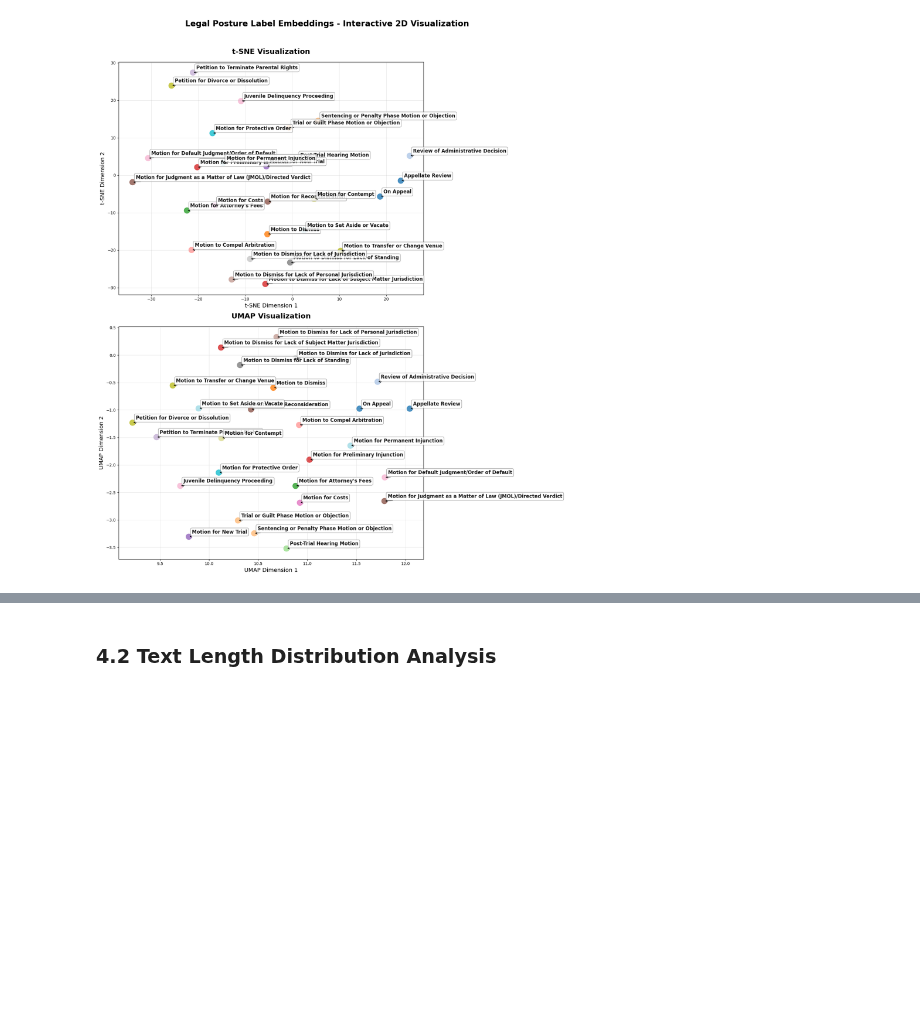
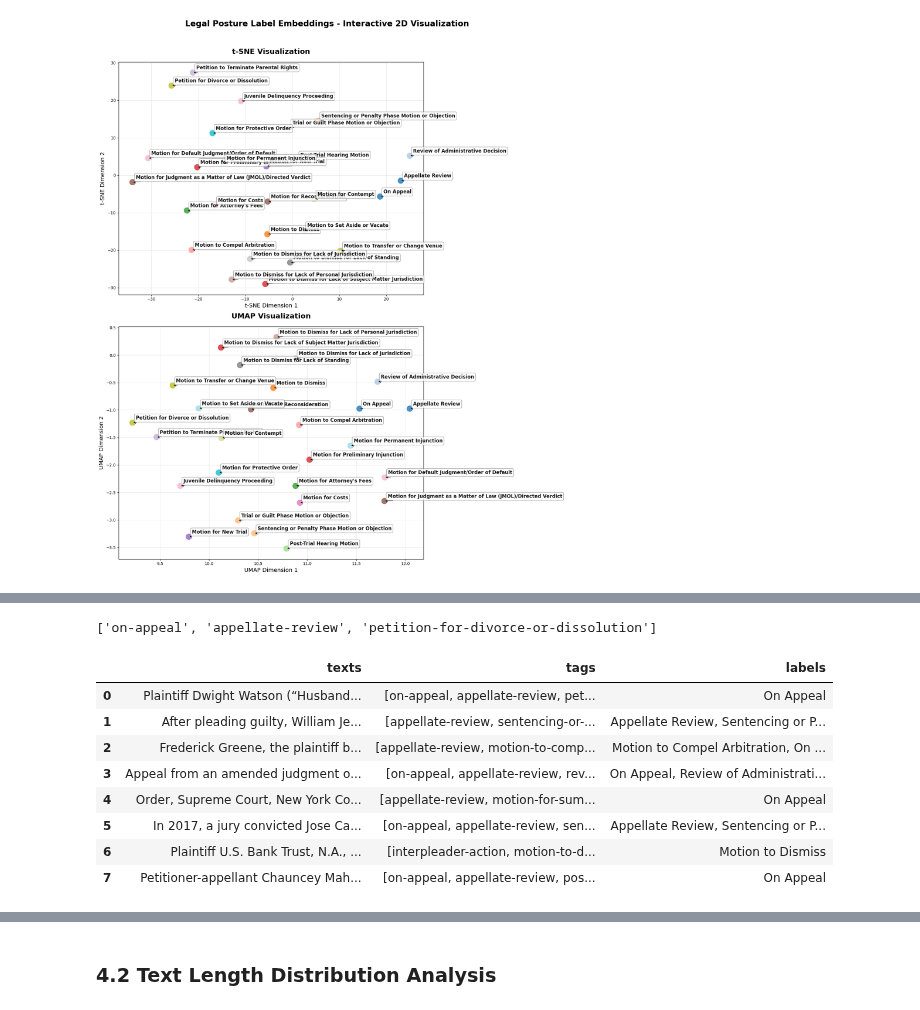
Before and after one commit to iamjiang/Misc, a Jupyter notebook: report/data_analysis_q1.ipynb, the cells around one changed output, grey strips where cells are left out. Cells and saved outputs as stored; diff of their text form; code cells hidden in the pictures; blank space fills up the shorter version.

```diff
--- a/report/data_analysis_q1.ipynb
+++ b/report/data_analysis_q1.ipynb
@@ -503,0 +624,16 @@ Labels: ['On Appeal', 'Appellate Review', 'Review of Administrative Decision', '
+# %%
+model_config={
+        # "model":"openai/gpt-4.1-nano",
+        "model":"google/gemini-2.5-flash",
+        "temperature": 0.2,
+        "max_tokens": 150
+        }
+
+text=df_ml.iloc[0].full_text
+generate_tags_for_text(
+    model_config,
+    text,
+    max_tags = 3
+)
+# %% [output]
+['on-appeal', 'appellate-review', 'petition-for-divorce-or-dissolution']
@@ -503,0 +748,19 @@ Labels: ['On Appeal', 'Appellate Review', 'Review of Administrative Decision', '
+# %%
+tag_label=pd.DataFrame({
+    "texts": texts,
+    "tags": all_tags,
+    "labels": labels
+
+})
+# %%
+tag_label
+# %% [output]
+|  | texts | tags | labels |
+| 0 | Plaintiff Dwight Watson (“Husband... | [on-appeal, appellate-review, pet... | On Appeal |
+| 1 | After pleading guilty, William Je... | [appellate-review, sentencing-or-... | Appellate Review, Sentencing or P... |
+| 2 | Frederick Greene, the plaintiff b... | [appellate-review, motion-to-comp... | Motion to Compel Arbitration, On ... |
+| 3 | Appeal from an amended judgment o... | [on-appeal, appellate-review, rev... | On Appeal, Review of Administrati... |
+| 4 | Order, Supreme Court, New York Co... | [appellate-review, motion-for-sum... | On Appeal |
+| 5 | In 2017, a jury convicted Jose Ca... | [on-appeal, appellate-review, sen... | Appellate Review, Sentencing or P... |
+| 6 | Plaintiff U.S. Bank Trust, N.A., ... | [interpleader-action, motion-to-d... | Motion to Dismiss |
+| 7 | Petitioner-appellant Chauncey Mah... | [on-appeal, appellate-review, pos... | On Appeal |
```
Also changed, not shown: parts of 11 cells of this notebook.
